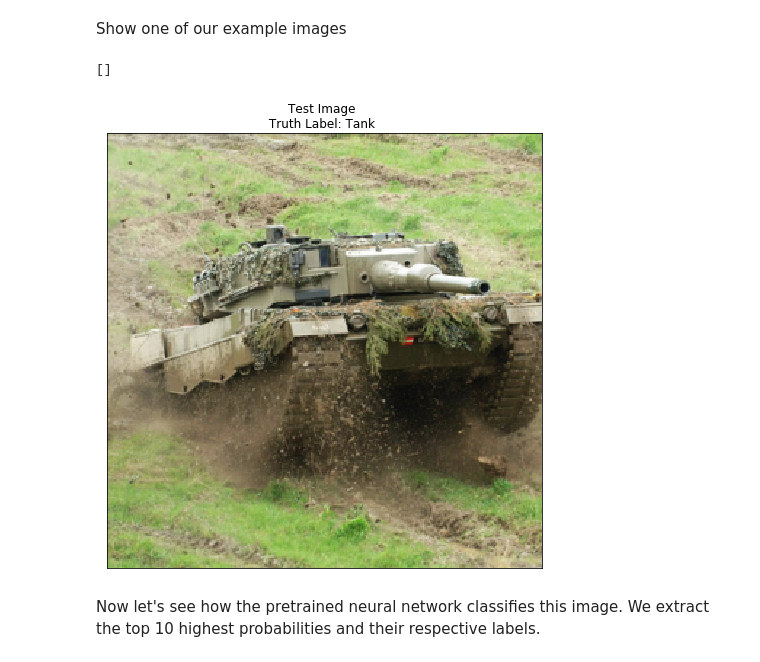
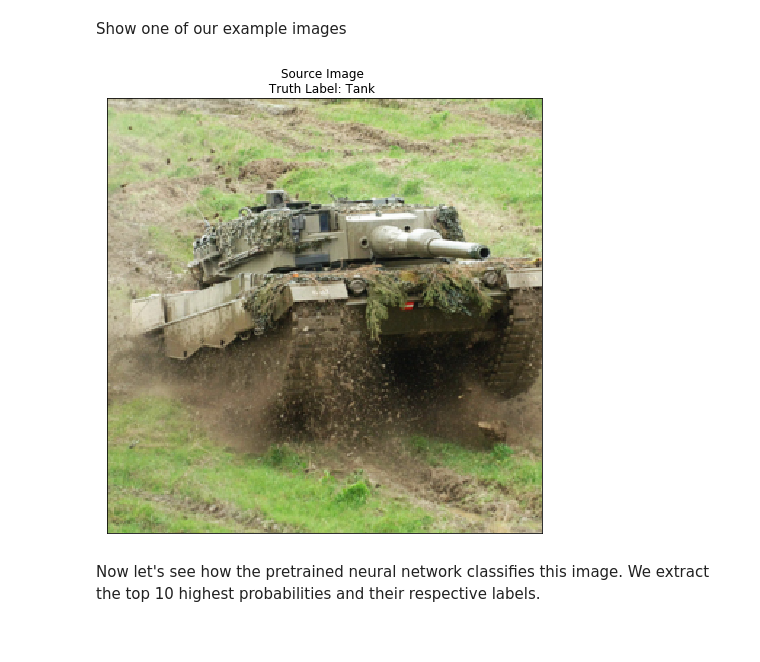
Before and after one commit to rbassett3/Color-and-Edge-Aware-Perturbations, a Jupyter notebook: Color-and-Edge-Aware-Examples.ipynb, the cells around one changed output. Cells and saved outputs as stored; diff of their text form; code cells hidden in the pictures.

```diff
--- a/Color-and-Edge-Aware-Examples.ipynb
+++ b/Color-and-Edge-Aware-Examples.ipynb
@@ -62,13 +62,13 @@ test_label = example_image_truth_labels[3]
 # %%
 fig, axs = plt.subplots(1,1, figsize = (10,8))
 
 axs.imshow(np.moveaxis(test_img.squeeze(0).cpu().numpy(), 0, -1))
-axs.title.set_text('Test Image \n Truth Label: %s  ' % (labelDict[test_label].split(",")[0].capitalize()))
+axs.title.set_text('Source Image \n Truth Label: %s  ' % (labelDict[test_label].split(",")[0].capitalize()))
 axs.set_xticks([])
 axs.set_yticks([])
+plt.show()
 # %% [output]
-[]
-[figure, old version]
+[figure, new version]
 # %% [markdown]
 Now let's see how the pretrained neural network classifies this image.  We extract the top 10 highest probabilities and their respective labels.
 # %%
```
Also changed, not shown: parts of 12 cells of this notebook, 1 other file.
